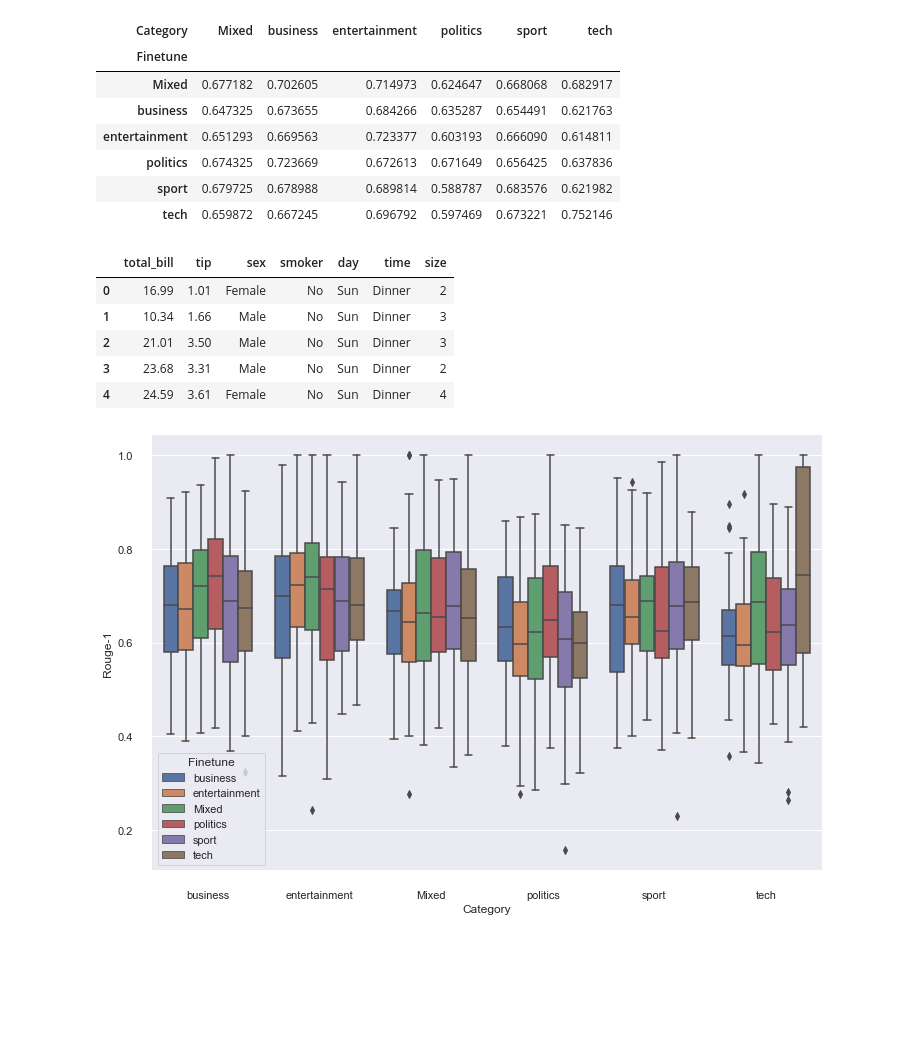
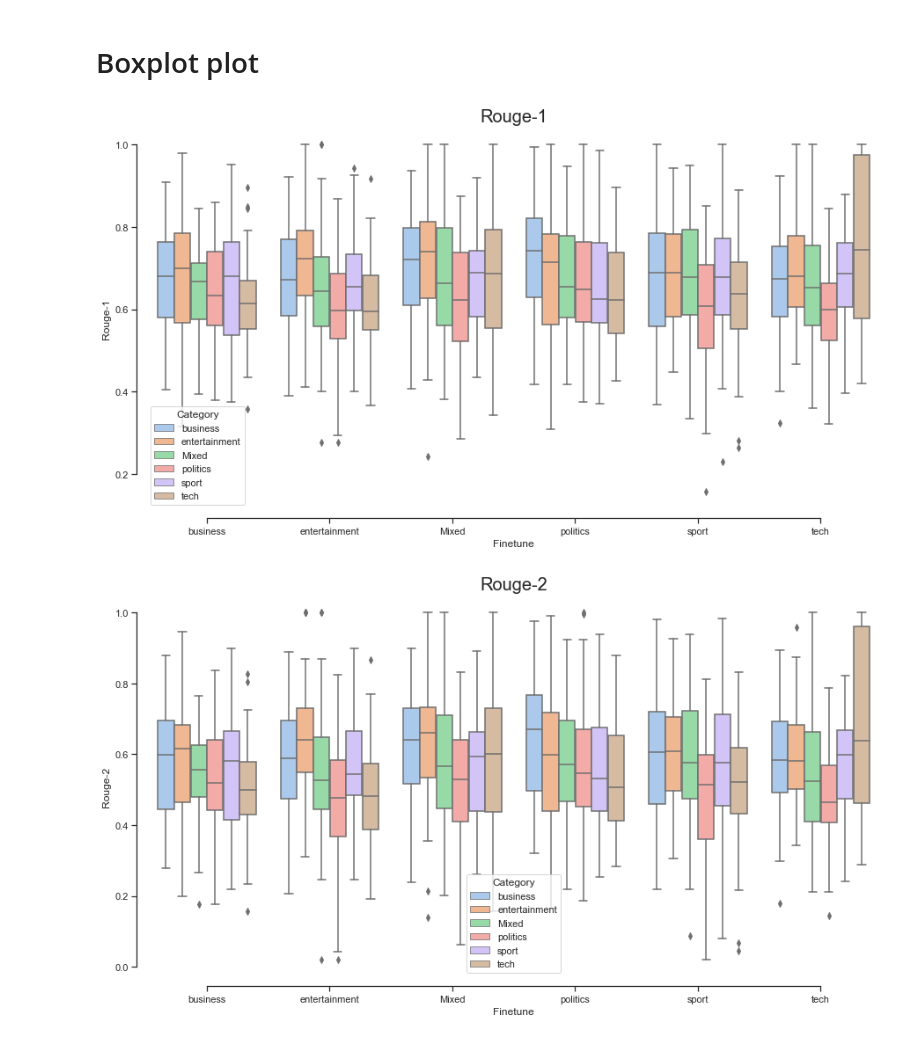
Before and after one commit to worachot-n/Text_summarization_T5, a Jupyter notebook: 1_7_Visualization.ipynb, the cells around one changed output. Cells and saved outputs as stored; diff of their text form; code cells hidden in the pictures; blank space fills up the shorter version.

Commit message:
update visualization

```diff
--- a/1_7_Visualization.ipynb
+++ b/1_7_Visualization.ipynb
@@ -15,9 +24,13 @@ df.head()
 # %%
-score = 'Rouge-1'
-df_mean = df.groupby(['Finetune', 'Category']).agg({score: ['mean']})
-df_mean = df_mean.pivot_table(score, ['Finetune'], 'Category')
-df_mean = df_mean.droplevel(0, axis=1)
-df_mean
+score_list = ['Rouge-1','Rouge-2','Rouge-l','BERTscore']
+Sum_score_dict = {}
+# Sum_score_dict.keys = score_list
+for score in score_list:
+    df_mean = df.groupby(['Finetune', 'Category']).agg({score: ['mean']})
+    df_mean = df_mean.pivot_table(score, ['Finetune'], 'Category')
+    df_mean = df_mean.droplevel(0, axis=1)
+    Sum_score_dict[score] = df_mean
+df_mean.head()
 # %% [output]
 | Category | Mixed | business | entertainment | politics | sport | tech |
 | Finetune |  |  |  |  |  |  |
@@ -29,0 +44,13 @@ df_mean
+# %%
+def plot_heatmap(dict, key):
+    sns.set(rc={'figure.figsize':(10, 8)})
+    ax = sns.heatmap(dict[key], annot=True, cmap="YlGnBu", fmt='.3g')
+    plt.yticks(rotation=0)
+    ax.xaxis.tick_top()
+    plt.tick_params(top = False)
+    ax.xaxis.set_label_position('top')
+    plt.title(key, y=-.08, fontsize=20)
+    plt.show()
+# %%
+for score in score_list:
+    plot_heatmap(Sum_score_dict, score)
@@ -30,36 +62,17 @@ df_mean
 # %%
-df_mean.style.background_gradient(cmap ='coolwarm')\
-        .set_properties(**{'font-size': '20px'})
+# df_mean.style.background_gradient(cmap ='coolwarm').set_properties(**{'font-size': '20px'})
-# %% [output]
-| Category | Mixed | business | entertainment | politics | sport | tech |
-| Finetune |  |  |  |  |  |  |
-| Mixed | 0.677182 | 0.702605 | 0.714973 | 0.624647 | 0.668068 | 0.682917 |
-| business | 0.647325 | 0.673655 | 0.684266 | 0.635287 | 0.654491 | 0.621763 |
-| entertainment | 0.651293 | 0.669563 | 0.723377 | 0.603193 | 0.666090 | 0.614811 |
-| politics | 0.674325 | 0.723669 | 0.672613 | 0.671649 | 0.656425 | 0.637836 |
-| sport | 0.679725 | 0.678988 | 0.689814 | 0.588787 | 0.683576 | 0.621982 |
-| tech | 0.659872 | 0.667245 | 0.696792 | 0.597469 | 0.673221 | 0.752146 |
-# %%
-import seaborn as sns
-sns.set_theme(style="ticks", palette="pastel")
-
-# Load the example tips dataset
-tips = sns.load_dataset("tips")
-
-tips.head()
-# %% [output]
-|  | total_bill | tip | sex | smoker | day | time | size |
-| 0 | 16.99 | 1.01 | Female | No | Sun | Dinner | 2 |
-| 1 | 10.34 | 1.66 | Male | No | Sun | Dinner | 3 |
-| 2 | 21.01 | 3.50 | Male | No | Sun | Dinner | 3 |
-| 3 | 23.68 | 3.31 | Male | No | Sun | Dinner | 2 |
-| 4 | 24.59 | 3.61 | Female | No | Sun | Dinner | 4 |
+# %% [markdown]
+# Boxplot plot
 # %%
-# Draw a nested boxplot to show bills by day and time
-sns.set(rc={'figure.figsize':(12, 8)})
-sns.boxplot(x="Category", y="Rouge-1",
-            hue="Finetune",
-            data=df)
-sns.despine(offset=10, trim=True)
+for score in score_list:
+    sns.set(rc={'figure.figsize':(15, 8)})
+    sns.set_theme(style="ticks", palette="pastel")
+    sns.boxplot(x="Finetune", y=score,
+                hue="Category",
+                data=df)
+    sns.despine(offset=10, trim=True)
+    plt.title(score, fontsize=20)
+    plt.show()
 # %% [output]
-[figure, old version]
+[figure, new version]
+[figure, added]
```
Also changed, not shown: parts of 9 cells of this notebook.
